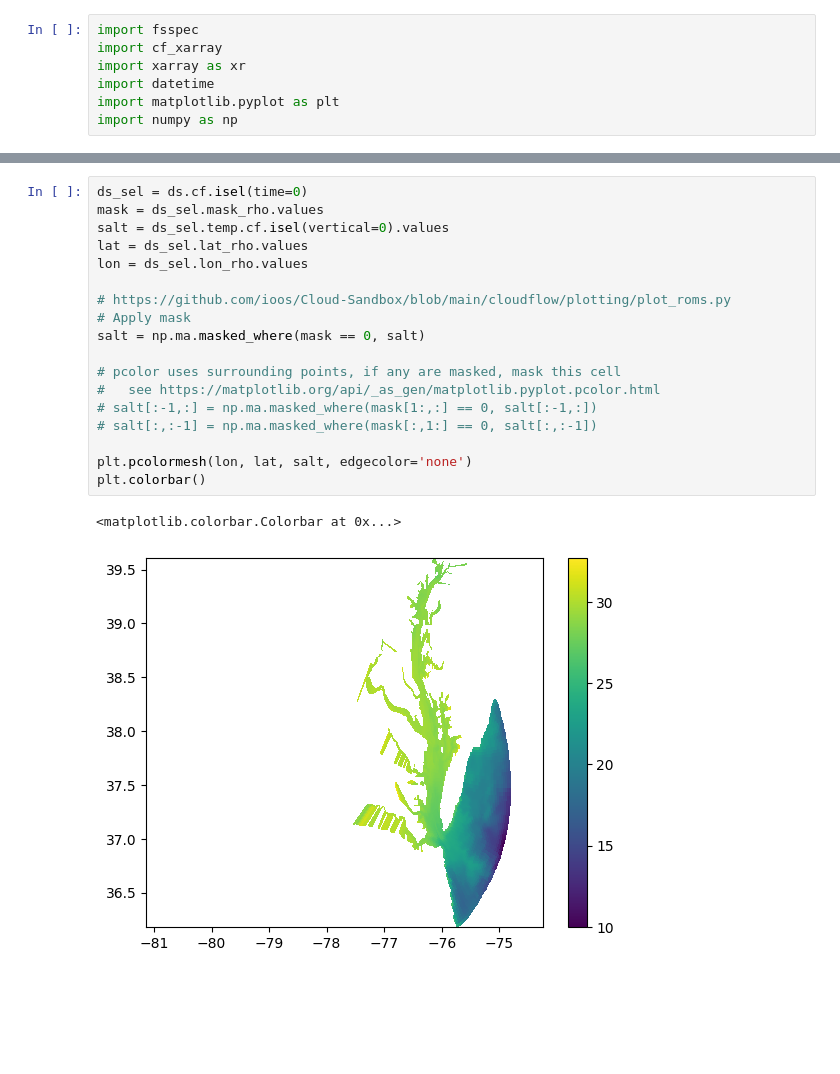
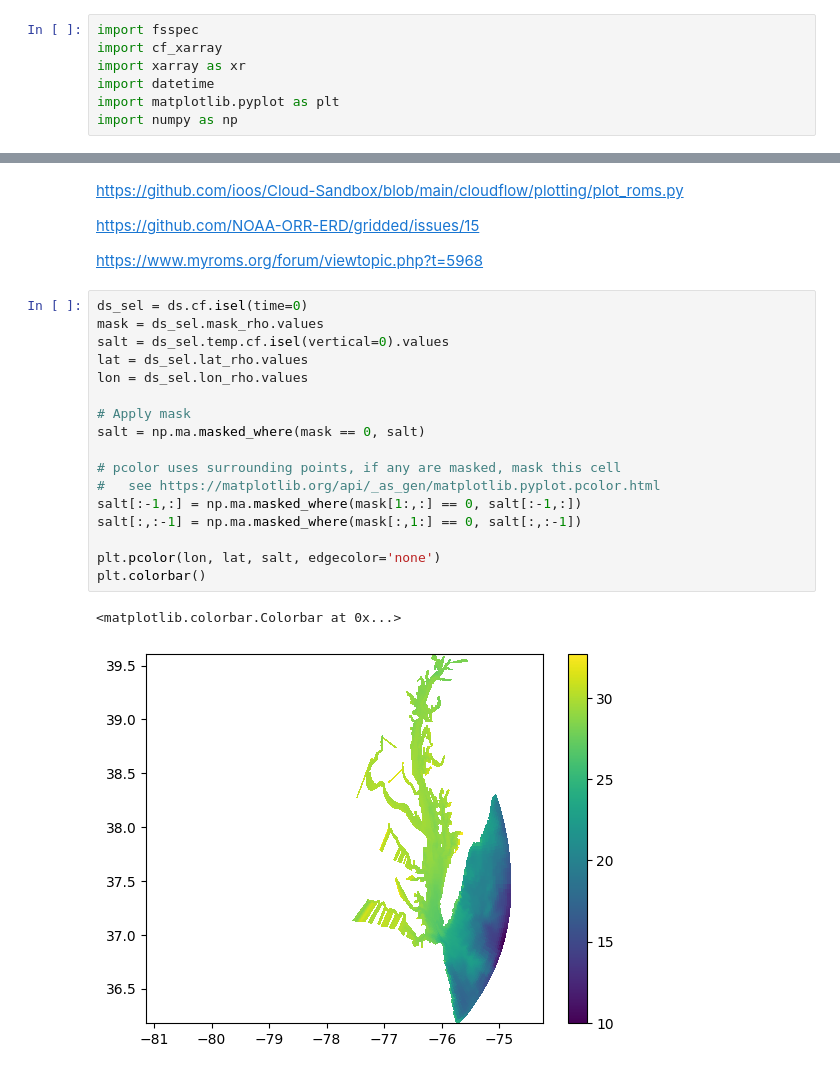
Before and after one commit to mpiannucci/ocean-notebooks, a Jupyter notebook: cbofs_best.ipynb, the cells around one changed output, grey strips where cells are left out. Cells and saved outputs as stored; diff of their text form; blank space fills up the shorter version.

```diff
--- a/cbofs_best.ipynb
+++ b/cbofs_best.ipynb
@@ -34,21 +36,26 @@ Coordinates:
+# %% [markdown]
+https://github.com/ioos/Cloud-Sandbox/blob/main/cloudflow/plotting/plot_roms.py
+
+https://github.com/NOAA-ORR-ERD/gridded/issues/15
+
+https://www.myroms.org/forum/viewtopic.php?t=5968
 # %%
 ds_sel = ds.cf.isel(time=0)
 mask = ds_sel.mask_rho.values
 salt = ds_sel.temp.cf.isel(vertical=0).values
 lat = ds_sel.lat_rho.values
 lon = ds_sel.lon_rho.values
 
-# https://github.com/ioos/Cloud-Sandbox/blob/main/cloudflow/plotting/plot_roms.py
 # Apply mask
 salt = np.ma.masked_where(mask == 0, salt)
 
 # pcolor uses surrounding points, if any are masked, mask this cell
 #   see https://matplotlib.org/api/_as_gen/matplotlib.pyplot.pcolor.html
-# salt[:-1,:] = np.ma.masked_where(mask[1:,:] == 0, salt[:-1,:])
-# salt[:,:-1] = np.ma.masked_where(mask[:,1:] == 0, salt[:,:-1])
+salt[:-1,:] = np.ma.masked_where(mask[1:,:] == 0, salt[:-1,:])
+salt[:,:-1] = np.ma.masked_where(mask[:,1:] == 0, salt[:,:-1])
 
-plt.pcolormesh(lon, lat, salt, edgecolor='none')
+plt.pcolor(lon, lat, salt, edgecolor='none')
 plt.colorbar()
 # %% [output]
 <matplotlib.colorbar.Colorbar at 0x...>
-[figure, old version]
+[figure, new version]
```
Also changed, not shown: parts of 1 cell of this notebook.
